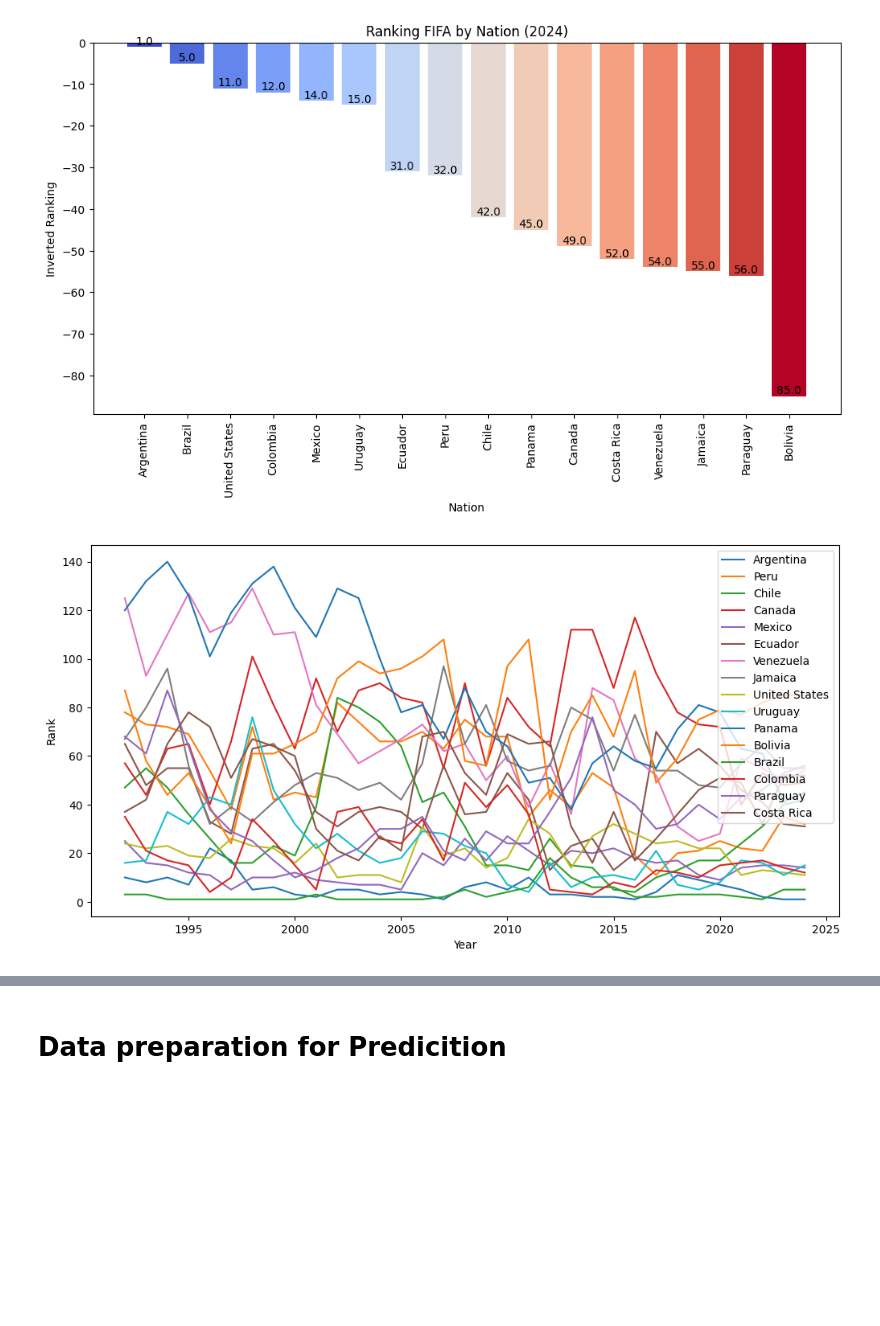
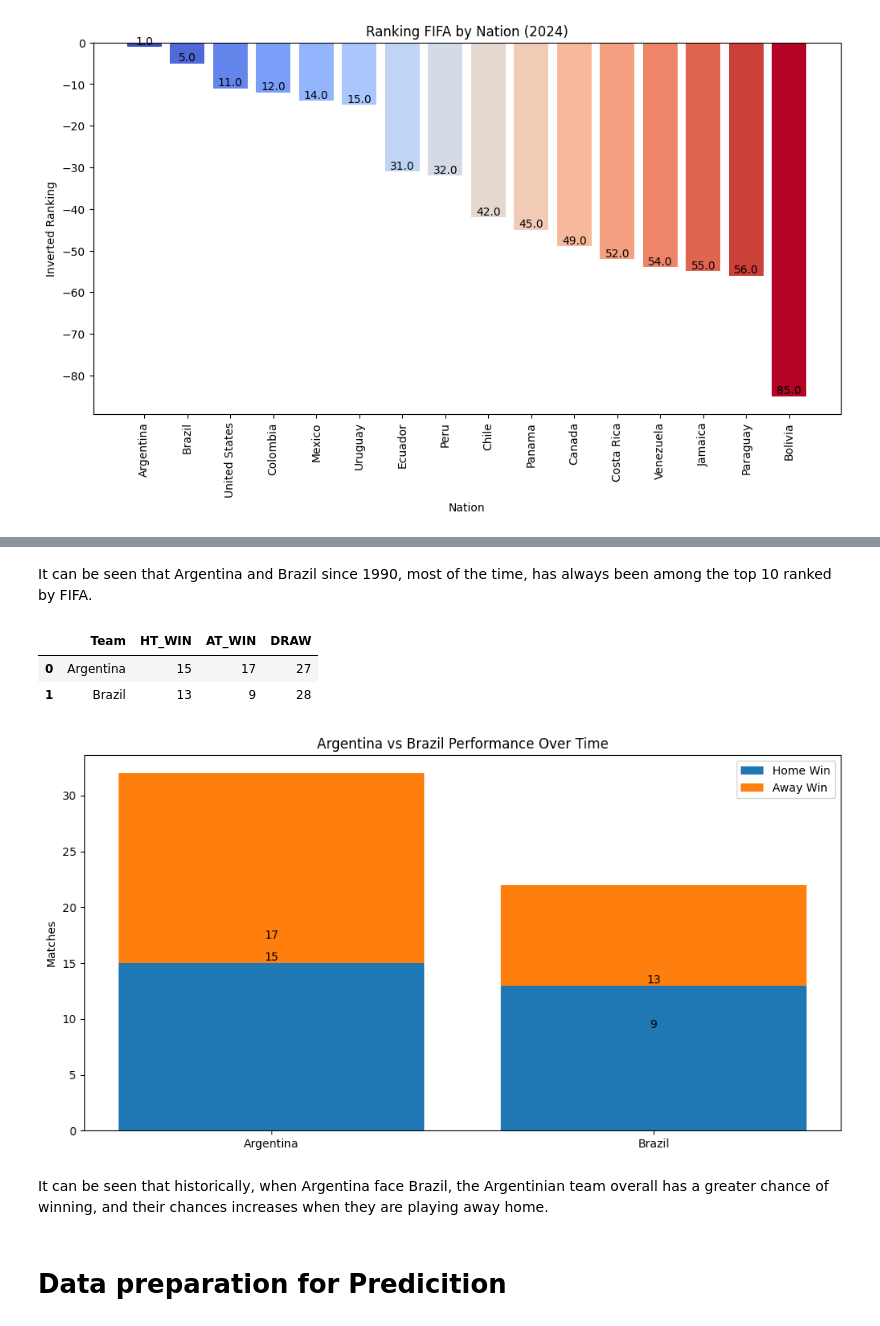
Before and after one commit to arielwendichansky/Copa-America-Model-2024, a Jupyter notebook: Copa_America_final_project.ipynb, the cells around one changed output, grey strips where cells are left out. Cells and saved outputs as stored; diff of their text form; code cells hidden in the pictures; blank space fills up the shorter version.

```diff
--- a/Copa_America_final_project.ipynb
+++ b/Copa_America_final_project.ipynb
@@ -1855,20 +1829,6 @@ for bar in bars:
 plt.show()
 # %% [output]
 [figure]
-# %%
-rank = ranking_FIFA.groupby(['Year', 'country_full']).last().reset_index()
-# Rank for each team in competition
-plt.figure(figsize=(12, 6))
-for team in df['Nation'].unique():
-    team_rank = rank[rank['country_full'] == team]
-    plt.plot(team_rank['Year'], team_rank['rank'], label=team)
-plt.xlabel('Year')
-plt.ylabel('Rank')
-# plt.title(f'Ranking FIFA for {team}')
-plt.legend()
-plt.show()
-# %% [output]
-[figure, removed]
 # %%
 import plotly.express as px
 
@@ -1890,3 +1850,5 @@ fig.update_layout(xaxis_title='Year', yaxis_title='Rank')
 fig.show()
 # %% [output]
 [interactive output not drawn]
+# %% [markdown]
+It can be seen that Argentina and Brazil since 1990, most of the time, has always been among the top 10 ranked by FIFA.
@@ -1893,3 +1861,48 @@ fig.show()
+# %%
+# As Argentina and Brazil are always one of the favorites to win the Copa America, I want to see their performance over the years
+# Selecting only the matches where both teams are playing
+arg_vs_bra = hs_df[(hs_df['home_team'] == 'Argentina') & (hs_df['away_team'] == 'Brazil')]
+bra_vs_arg = hs_df[(hs_df['home_team'] == 'Brazil') & (hs_df['away_team'] == 'Argentina')]
+
+# Concatenate the dataframes
+arg_bra = pd.concat([arg_vs_bra, bra_vs_arg]).reset_index(drop=True)
+
+# Add columns to know the result
+arg_bra['HT_WIN'] = arg_bra['home_score'] > arg_bra['away_score']
+arg_bra['AT_WIN'] = arg_bra['home_score'] < arg_bra['away_score']
+arg_bra['DRAW'] = arg_bra['home_score'] == arg_bra['away_score']
+
+
+pivot = pd.pivot_table(arg_bra, columns=['home_team'], values=['HT_WIN','AT_WIN','DRAW'], aggfunc='sum')
+pivot = pivot.transpose().rename_axis('Team').reset_index()
+pivot.columns = ['Team', 'HT_WIN', 'AT_WIN', 'DRAW']
+pivot
+# %% [output]
+|  | Team | HT_WIN | AT_WIN | DRAW |
+| 0 | Argentina | 15 | 17 | 27 |
+| 1 | Brazil | 13 | 9 | 28 |
+# %%
+plt.figure(figsize=(12, 6))
+
+bars = [plt.bar(pivot['Team'], pivot['HT_WIN'], label='Home Win'),
+        plt.bar(pivot['Team'], pivot['AT_WIN'], bottom=pivot['HT_WIN'], label='Away Win')]
+
+plt.title('Argentina vs Brazil Performance Over Time')
+plt.ylabel('Matches')
+plt.legend()
+
+
+# Annotate bars with their values
+for bar_group in bars:
+    for bar in bar_group:
+        yval = bar.get_height()
+        plt.text(bar.get_x() + bar.get_width() / 2, yval, round(yval, 2), ha='center', va='bottom')
+
+plt.show()
+# %% [output]
+[figure, added]
+# %% [markdown]
+It can be seen that historically, when Argentina face Brazil, the Argentinian team overall has a greater chance of winning, and their chances increases when they are playing away home.
 # %% [markdown]
 # Data preparation for Predicition
 # %% [markdown]
```
Also changed, not shown: parts of 14 cells of this notebook.
